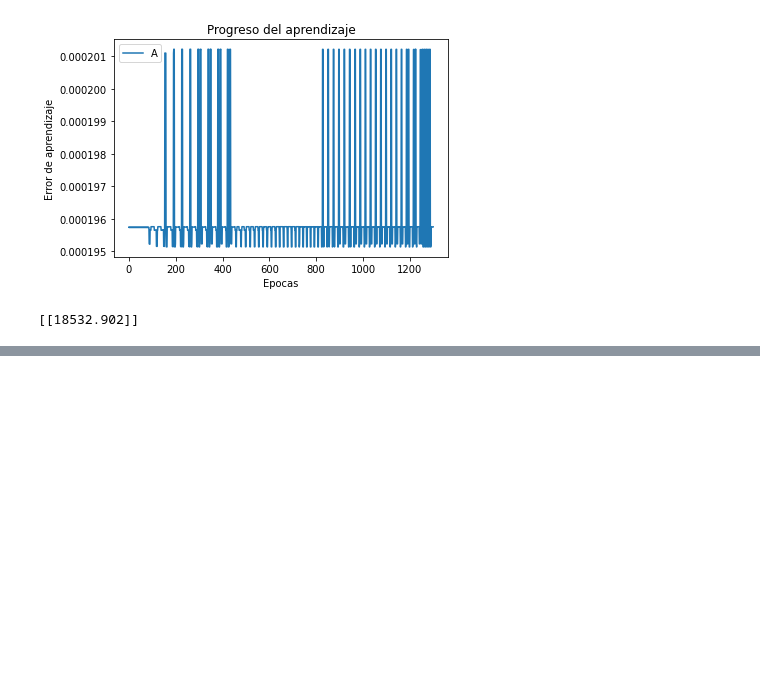
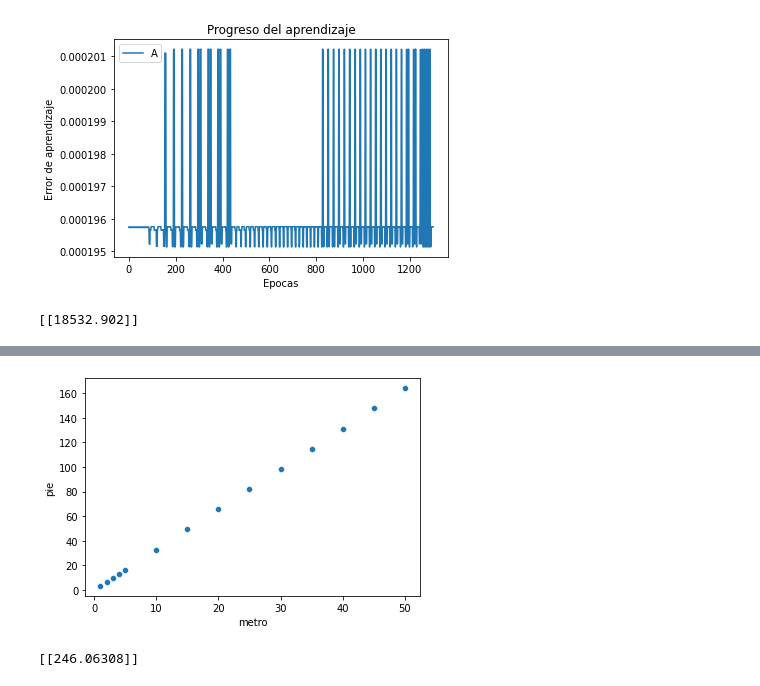
Before and after one commit to USIS007920/Programacion-lll, a Jupyter notebook: Untitled6.ipynb, the cells around one changed output, grey strips where cells are left out. Cells and saved outputs as stored; diff of their text form; code cells hidden in the pictures; blank space fills up the shorter version.

```diff
--- a/Untitled6.ipynb
+++ b/Untitled6.ipynb
@@ -282,0 +338,7 @@ print(f)
+# %%
+Longitud4 = pd.read_csv("/content/Longitud4.csv", sep=";")
+
+sns.scatterplot(Longitud4["metro"], Longitud4["pie"])
+plt.show()
+# %% [output]
+[figure, added]
@@ -282,0 +355,5 @@ print(f)
+# %%
+f = modelo.predict([75])
+print(f)
+# %% [output]
+[[246.06308]]
```
Also changed, not shown: parts of 18 cells of this notebook.
